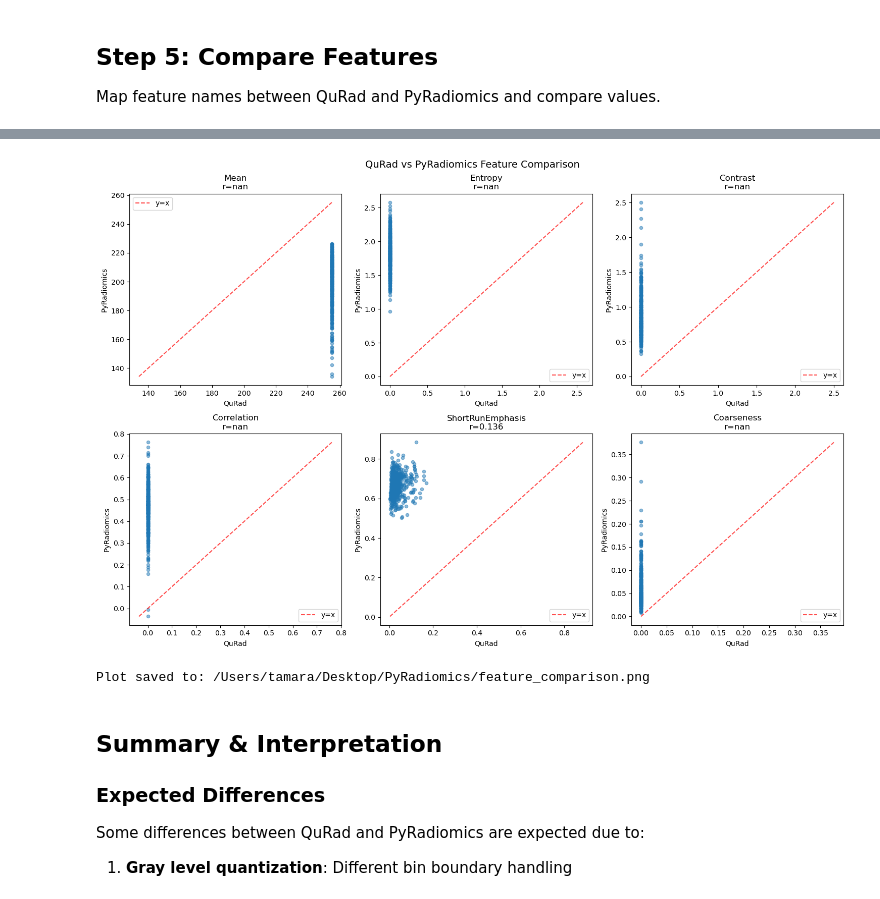
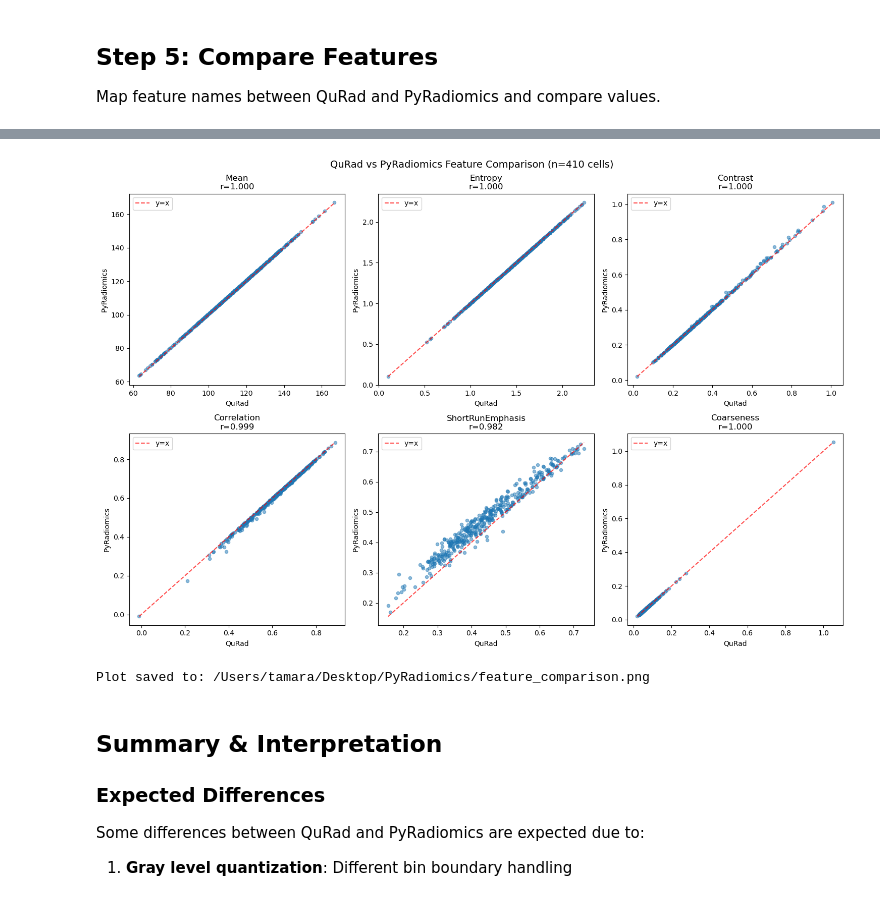
Before and after one commit to icm-dac/QuRad, a Jupyter notebook: notebooks/qurad_pyradiomics_comparison.ipynb, the cells around one changed output, grey strips where cells are left out. Saved outputs shown, nothing was run; the diff lists cells and outputs as text; code cells hidden in the pictures.

Commit message:
finished qurad-pyradiomics comparison notebook. breast_cancer example tile added (need to add reference)

```diff
--- a/notebooks/qurad_pyradiomics_comparison.ipynb
+++ b/notebooks/qurad_pyradiomics_comparison.ipynb
@@ -114,7 +114,7 @@ import json
 from skimage import measure
 from shapely.geometry import Polygon, MultiPolygon, mapping
 
-OUTPUT_GEOJSON = BASE_DIR / "QuRad" / "example_data" / "cell_detections.geojson"
+OUTPUT_GEOJSON = EXAMPLE_DATA_DIR / "cell_detections.geojson"
 
 features = []
 
@@ -462,0 +452,11 @@ We'll use the geojson file to extract centroids for each cell, which will help u
+# %%
+# Load cell mapping (label ID -> QuPath ObjectID)
+cell_mapping_path = BASE_DIR / "Qupath" / "exports" / "masks" / "cell_info.csv"
+
+if cell_mapping_path.exists():
+    cell_mapping = pd.read_csv(cell_mapping_path)
+    print(f"✓ Loaded cell mapping: {len(cell_mapping)} cells")
+    print(f"  Columns: {list(cell_mapping.columns)}")
+    display(cell_mapping.head())
+else:
+    print(f"Cell mapping not found: {cell_mapping_path}")
@@ -1011,64 +665,58 @@ Feature Comparison Results:
 # %%
 import matplotlib.pyplot as plt
 
-def plot_feature_comparison(qurad_df, pyrad_df, feature_mapping=None, n_compare=None):
-    """Plot scatter plots comparing QuRad vs PyRadiomics for key features."""
+def plot_feature_comparison(merged_df, comparison_df):
+    """Plot scatter plots comparing QuRad vs PyRadiomics for all matched cells."""
 
-    if n_compare is None:
-        n_compare = min(len(qurad_df), len(pyrad_df))
-
-    # Select key features to plot
     features_to_plot = [
         ('firstorder_Mean', 'original_firstorder_Mean'),
         ('firstorder_Entropy', 'original_firstorder_Entropy'),
         ('glcm_Contrast', 'original_glcm_Contrast'),
         ('glcm_Correlation', 'original_glcm_Correlation'),
         ('glrlm_ShortRunEmphasis', 'original_glrlm_ShortRunEmphasis'),
         ('ngtdm_Coarseness', 'original_ngtdm_Coarseness'),
     ]
 
     fig, axes = plt.subplots(2, 3, figsize=(15, 10))
     axes = axes.flatten()
 
     for idx, (qurad_feat, pyrad_feat) in enumerate(features_to_plot):
-        if qurad_feat in qurad_df.columns and pyrad_feat in pyrad_df.columns:
-            ax = axes[idx]
+        ax = axes[idx]
 
-            x = qurad_df[qurad_feat].head(n_compare).values
-            y = pyrad_df[pyrad_feat].head(n_compare).values
+        # Get column names (they have _qurad/_pyrad suffixes after merge)
+        qurad_col = f"{qurad_feat}_qurad" if f"{qurad_feat}_qurad" in merged_df.columns else qurad_feat
+        pyrad_col = f"{pyrad_feat}_pyrad" if f"{pyrad_feat}_pyrad" in merged_df.columns else pyrad_feat
 
+        if qurad_col in merged_df.columns and pyrad_col in merged_df.columns:
+            x = merged_df[qurad_col].values
+            y = merged_df[pyrad_col].values
+
+            # Plot all cells
             ax.scatter(x, y, alpha=0.5, s=20)
 
             # Add diagonal line
             min_val = min(x.min(), y.min())
             max_val = max(x.max(), y.max())
             ax.plot([min_val, max_val], [min_val, max_val], 'r--', alpha=0.7, label='y=x')
 
-            # Calculate correlation
-            corr = np.corrcoef(x, y)[0, 1]
+            # Get correlation from comparison_df
+            feat_data = comparison_df[(comparison_df['feature'] == qurad_feat) &
+                                      (comparison_df['pyrad_feature'] == pyrad_feat)]
+            corr = feat_data.iloc[0]['correlation'] if len(feat_data) > 0 else np.corrcoef(x, y)[0, 1]
 
             ax.set_xlabel('QuRad')
             ax.set_ylabel('PyRadiomics')
-            feature_name = qurad_feat.split('_', 1)[1]  # Remove prefix
+            feature_name = qurad_feat.split('_', 1)[1]
             ax.set_title(f'{feature_name}\nr={corr:.3f}')
             ax.legend()
 
-    plt.suptitle('QuRad vs PyRadiomics Feature Comparison', fontsize=14)
+    plt.suptitle(f'QuRad vs PyRadiomics Feature Comparison (n={len(merged_df)} cells)', fontsize=14)
     plt.tight_layout()
-    plt.savefig(BASE_DIR / 'feature_comparison.png', dpi=150, bbox_inches='tight')
     plt.show()
 
-    print(f"\nPlot saved to: {BASE_DIR / 'feature_comparison.png'}")
-
-# Run visualization
-if 'qurad_df' in dir() and 'pyrad_df' in dir() and len(pyrad_results) > 0:
-    # Use feature_mapping if available from comparison
-    mapping = feature_mapping if 'feature_mapping' in dir() else None
-    plot_feature_comparison(qurad_df, pyrad_df, feature_mapping=mapping)
-else:
-    print("Please run all previous cells first.")
+plot_feature_comparison(merged_df, comparison_df)
 # %% [output]
-[figure, old version]
+[figure, new version]
 Plot saved to: /Users/tamara/Desktop/PyRadiomics/feature_comparison.png
 # %% [markdown]
 ## Summary & Interpretation
```
Also changed, not shown: parts of 15 cells of this notebook, 7 other files.
